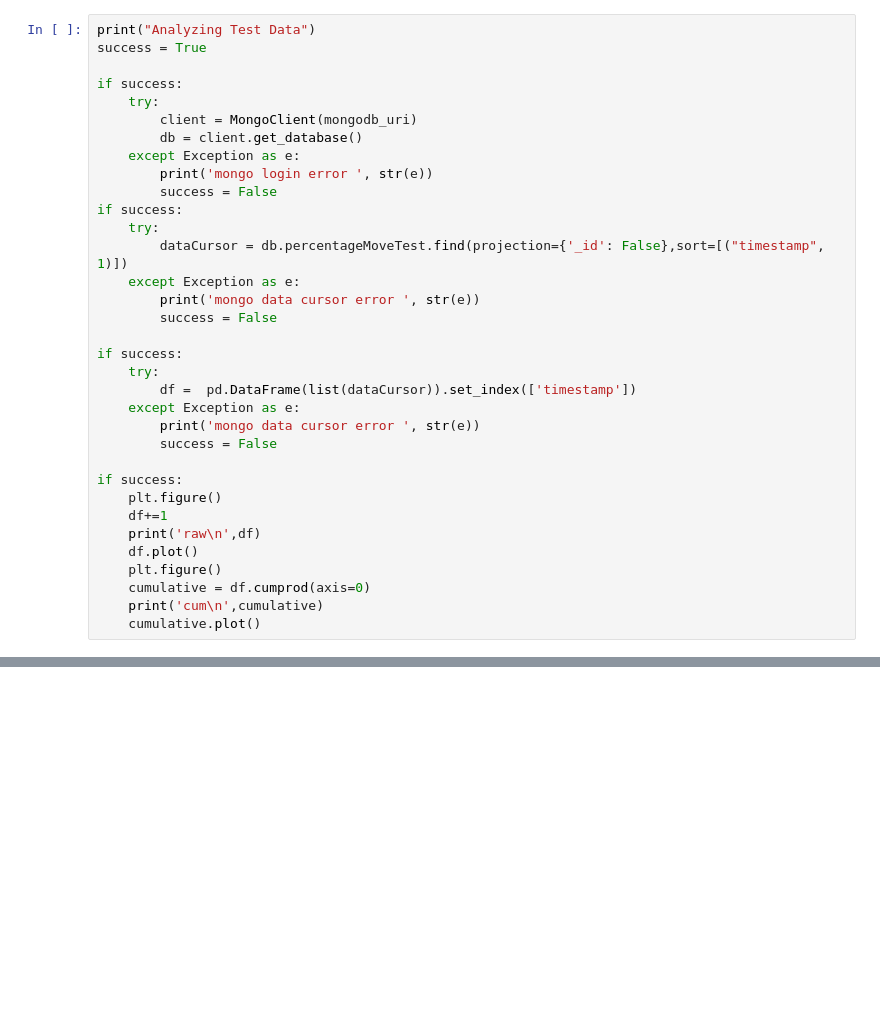
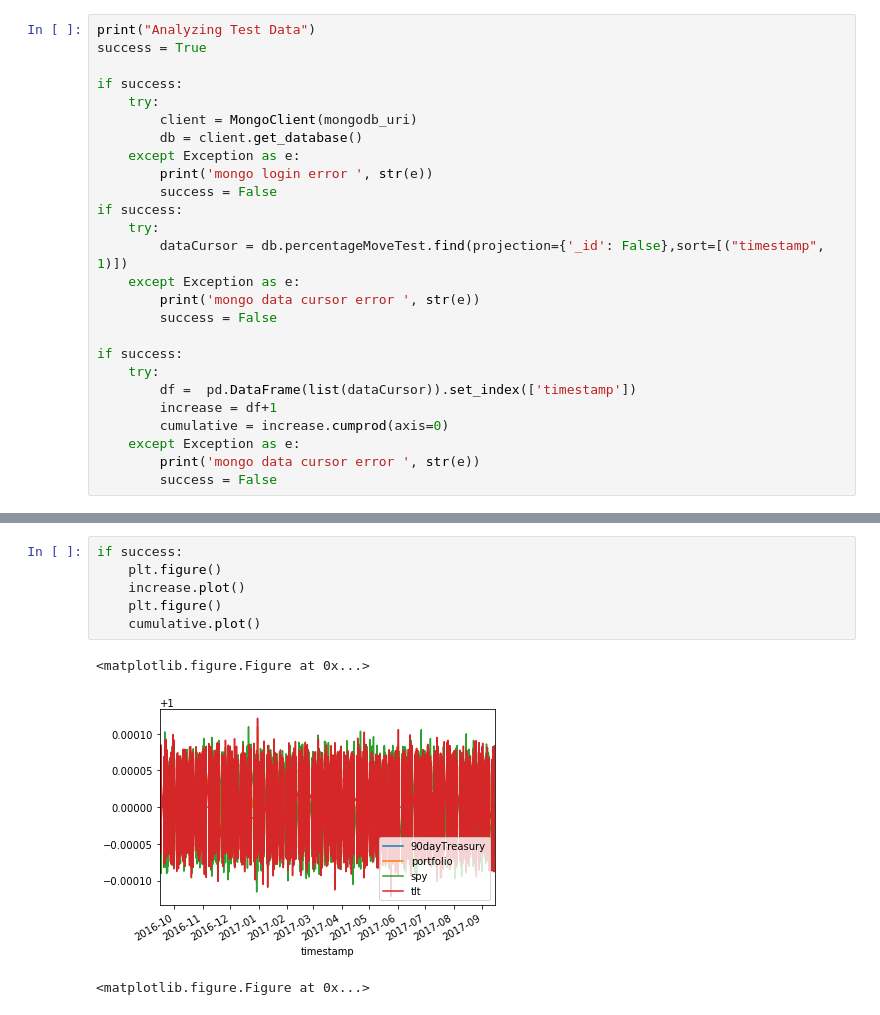
Before and after one commit to stepbot/resiliant-trader, a Jupyter notebook: performanceAnalysisTest.ipynb, the cells around one changed output, grey strips where cells are left out. Cells and saved outputs as stored; diff of their text form; blank space fills up the shorter version.

```diff
--- a/performanceAnalysisTest.ipynb
+++ b/performanceAnalysisTest.ipynb
@@ -38,18 +42,10 @@ if success:
 if success:
     try:
         df =  pd.DataFrame(list(dataCursor)).set_index(['timestamp'])
+        increase = df+1
+        cumulative = increase.cumprod(axis=0)
     except Exception as e:
         print('mongo data cursor error ', str(e))
         success = False
-
-if success:
-    plt.figure()
-    df+=1
-    print('raw\n',df)
-    df.plot()
-    plt.figure()
-    cumulative = df.cumprod(axis=0)
-    print('cum\n',cumulative)
-    cumulative.plot()
 # %% [output]
 Analyzing Test Data
@@ -75,0 +52,10 @@ timestamp
+# %%
+if success:
+    plt.figure()
+    increase.plot()
+    plt.figure()
+    cumulative.plot()
+# %% [output]
+<matplotlib.figure.Figure at 0x...>
+[figure, added]
+<matplotlib.figure.Figure at 0x...>
```
Also changed, not shown: parts of 5 cells of this notebook, 3 other files.
